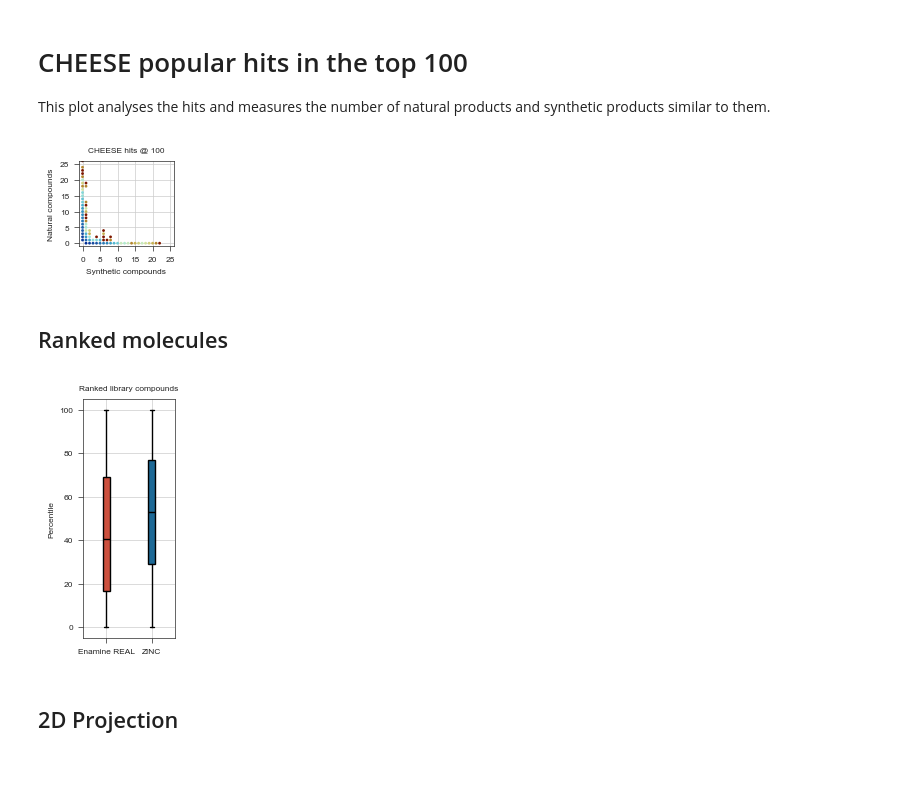
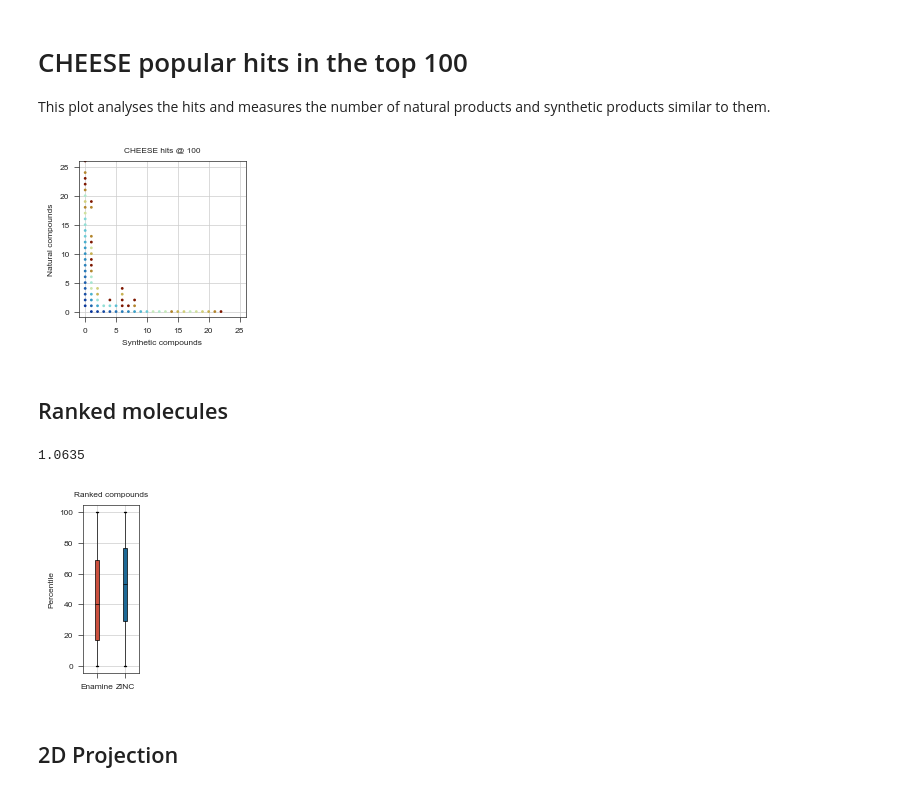
Before and after one commit to ersilia-os/sars-cov-2-chemspace, a Jupyter notebook: notebooks/05_Figure2.ipynb, the cells around one changed output. Cells and saved outputs as stored; diff of their text form; code cells hidden in the pictures.

```diff
--- a/notebooks/05_Figure2.ipynb
+++ b/notebooks/05_Figure2.ipynb
@@ -146,7 +148,7 @@ This plot analyses the hits and measures the number of natural products and synt
 df = pd.read_csv("../results/cheese_popular_hits_flat.csv")
 df = df[(df["consensus_syn_hits"] > 0) | (df["consensus_nat_hits"] > 0)]
 
-fig, axs = stylia.create_figure(1, 1, width=TWO_COLUMNS_WIDTH * 0.2, height= TWO_COLUMNS_WIDTH * 0.2)
+fig, axs = stylia.create_figure(1, 1, width=TWO_COLUMNS_WIDTH * 0.3, height= TWO_COLUMNS_WIDTH * 0.3)
 ax = axs.next()
 
 values = "consensus_syn_hits", "consensus_nat_hits"
@@ -178,31 +180,43 @@ plt.tight_layout()
 stylia.label(ax, title="CHEESE hits @ 100", xlabel="Synthetic compounds", ylabel="Natural compounds")
 plt.tight_layout()
 stylia.save_figure("../figures/f2_c.png")
+stylia.save_figure("../figures/f2_c.pdf")
 # %% [output]
-[figure, old version]
+[figure, new version]
 # %% [markdown]
 ## Ranked molecules
+# %%
+TWO_COLUMNS_WIDTH*0.15
+# %% [output]
+1.0635
 # %%
 df = pd.read_csv("../results/cheese_search_flat_ranked.csv")
 colors = NamedColors()
 red = colors.get("red")
 blue = colors.get("blue")
 
-fig, axs = stylia.create_figure(1, 1, width=TWO_COLUMNS_WIDTH * 0.2, height= TWO_COLUMNS_WIDTH * 0.4)
+fig, axs = stylia.create_figure(1, 1, width=TWO_COLUMNS_WIDTH * 0.15, height= TWO_COLUMNS_WIDTH * 0.3)
 ax = axs.next()
 
 box = ax.boxplot(x=[df[df["database"] == "enamine-real"]["tot_rank"],
                     df[df["database"] == "zinc15"]["tot_rank"]],
-                    labels=["Enamine REAL", "ZINC"],
-                    medianprops=dict(color="black"),
+                    labels=["Enamine", "ZINC"],
+                    medianprops=dict(color="black", linewidth=0.5),
                     patch_artist=True)
+#ax.set_xticklabels(["Enamine REAL", "ZINC"], rotation=45)
 for patch, color in zip(box['boxes'], [red,blue]):
     patch.set_facecolor(color)
-stylia.label(ax, title="Ranked library compounds", ylabel="Percentile", xlabel="")
+    patch.set_linewidth(0.5)
+for whisker in box['whiskers']:
+     whisker.set_linewidth(0.5)
+
+
+stylia.label(ax, title="Ranked compounds", ylabel="Percentile", xlabel="")
 plt.tight_layout()
 
 stylia.save_figure("../figures/f2_d.png")
+stylia.save_figure("../figures/f2_d.pdf")
 # %% [output]
-[figure, old version]
+[figure, new version]
 # %% [markdown]
 ## 2D Projection
```
Also changed, not shown: parts of 5 cells of this notebook, 18 other files.
